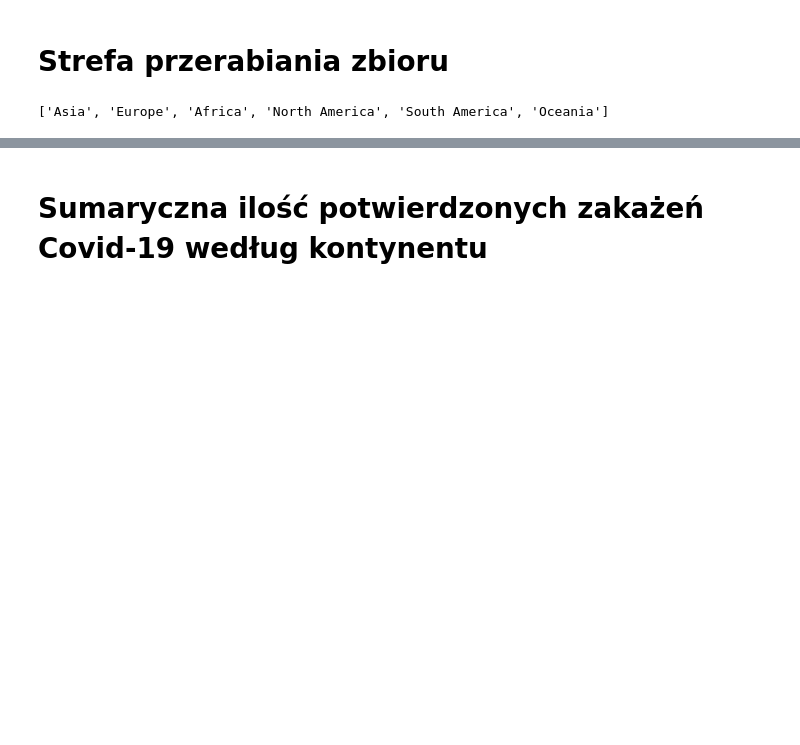
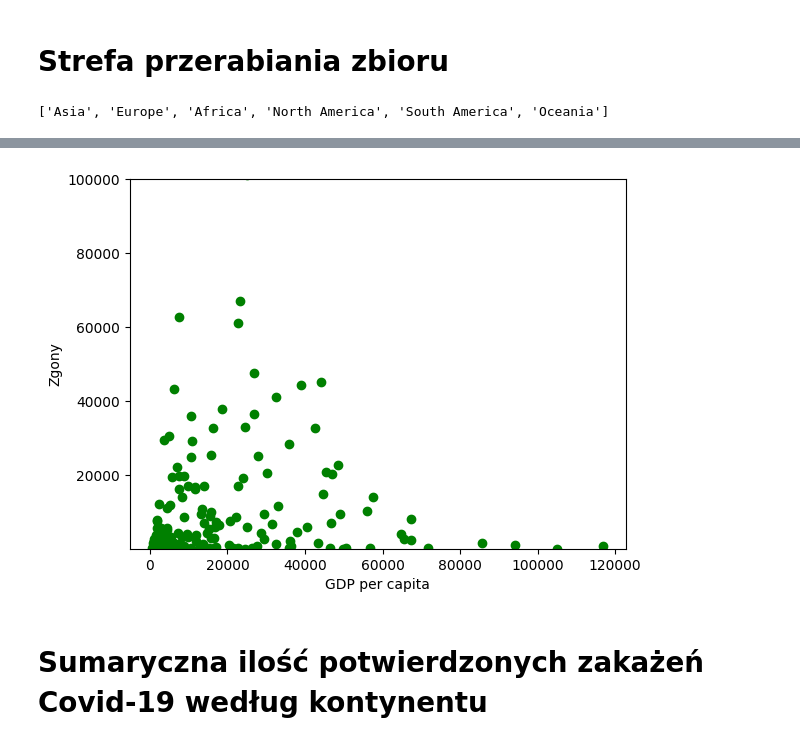
Before and after one commit to adamm553/Covid_analisys, a Jupyter notebook: covid_analisys.ipynb, the cells around one changed output, grey strips where cells are left out. Cells and saved outputs as stored; diff of their text form; code cells hidden in the pictures; blank space fills up the shorter version.

```diff
--- a/covid_analisys.ipynb
+++ b/covid_analisys.ipynb
@@ -126,0 +99,4 @@ plt.show()
+# %%
+gdp = covid.groupby('location').max()['gdp_per_capita']
+deaths = covid.groupby('location').max()['total_deaths']
+deaths
@@ -127,3 +117,11 @@ plt.show()
+# %%
+plt.scatter(gdp.values, deaths.values, c='green')
+plt.ylim((10, 100000))
+plt.xlabel("GDP per capita")
+plt.ylabel("Zgony")
+plt.show()
+# %% [output]
+[figure, added]
 # %% [markdown]
 # Sumaryczna ilość potwierdzonych zakażeń Covid-19 według kontynentu
 # %%
```
Also changed, not shown: parts of 14 cells of this notebook.
